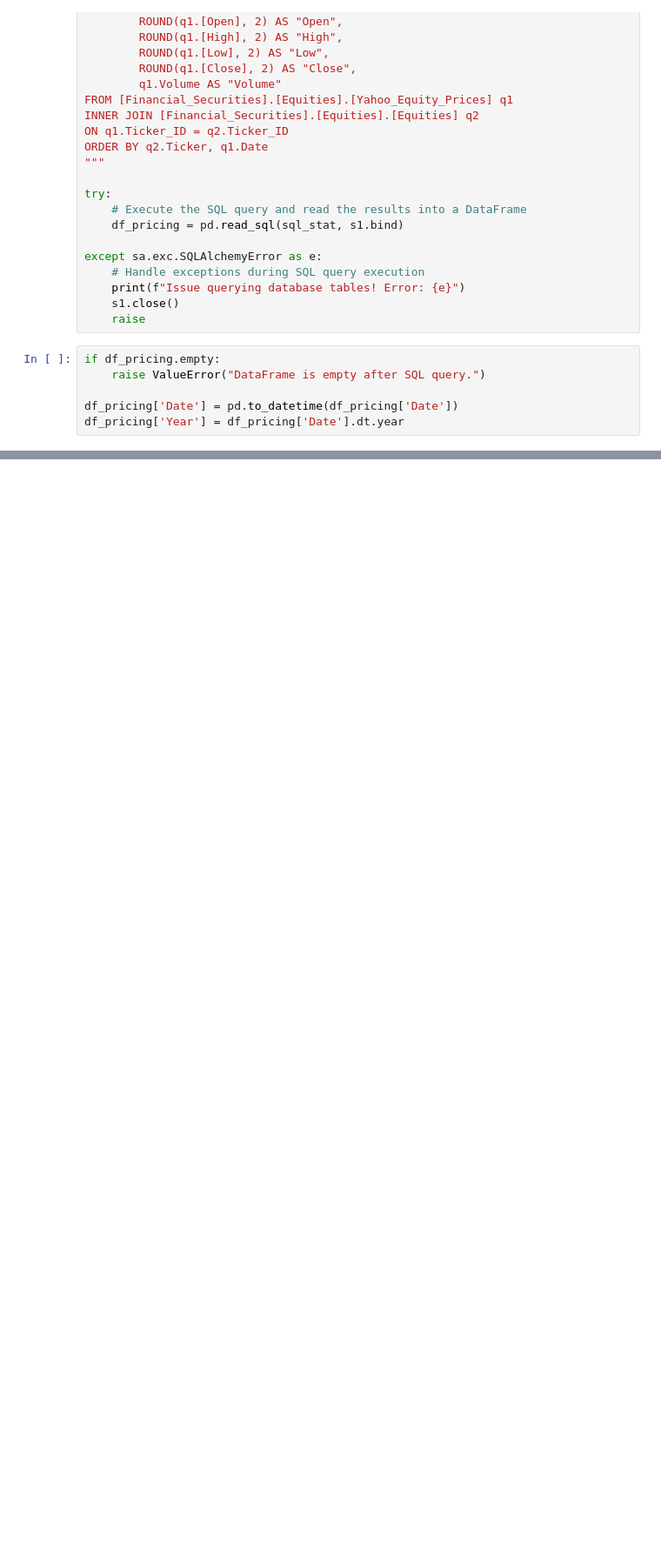
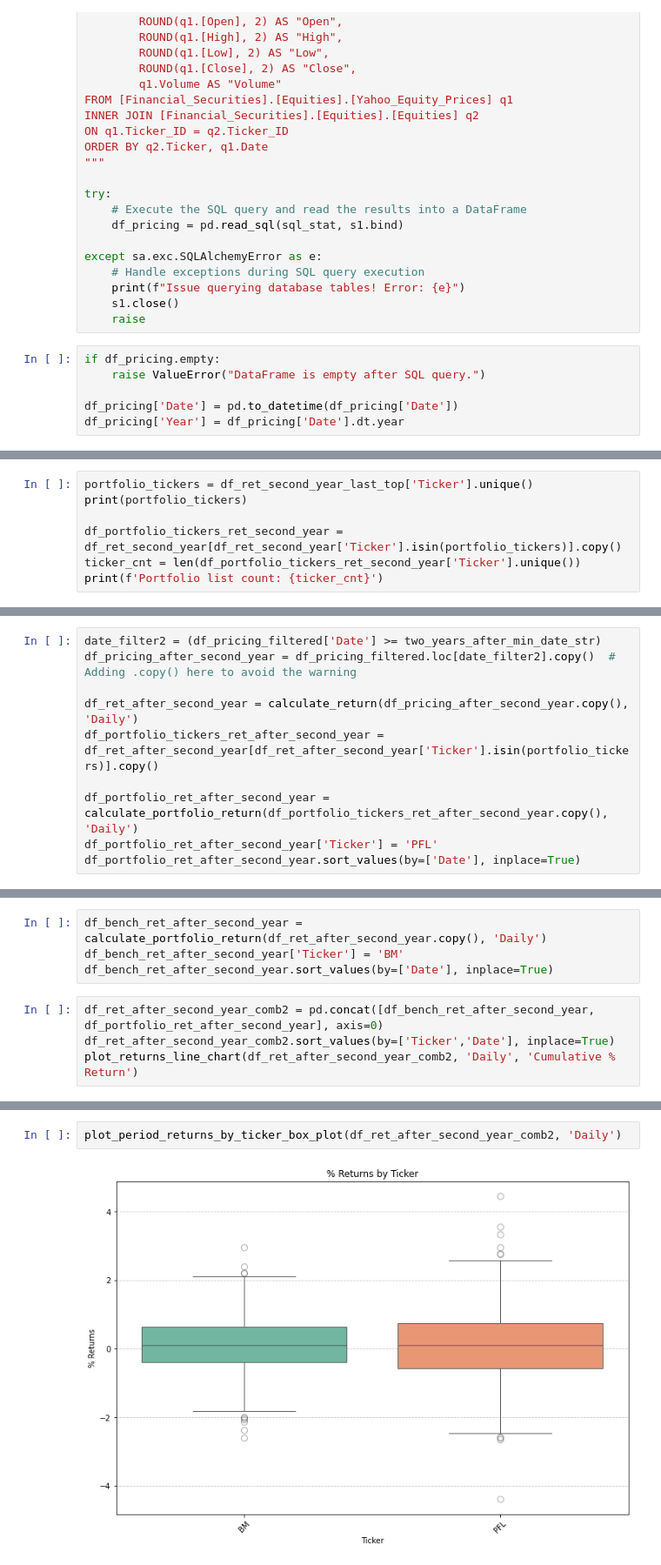
Before and after one commit to danvuk567/SP500-Stock-Analysis, a Jupyter notebook: Python-Portfolio-Performance-Analysis/Portfolio-Performance-Analysis.ipynb, the cells around one changed output, grey strips where cells are left out. Shown at 87% size. Saved outputs shown, nothing was run; the diff lists cells and outputs as text; blank space fills up the shorter version.

```diff
--- a/Python-Portfolio-Performance-Analysis/Portfolio-Performance-Analysis.ipynb
+++ b/Python-Portfolio-Performance-Analysis/Portfolio-Performance-Analysis.ipynb
@@ -239,0 +109,7 @@ plot_ticker_correlations(df_portfolio_ret_mth2, 'Month % Return')
+# %%
+portfolio_tickers = df_ret_second_year_last_top['Ticker'].unique()
+print(portfolio_tickers)
+
+df_portfolio_tickers_ret_second_year = df_ret_second_year[df_ret_second_year['Ticker'].isin(portfolio_tickers)].copy()
+ticker_cnt = len(df_portfolio_tickers_ret_second_year['Ticker'].unique())
+print(f'Portfolio list count: {ticker_cnt}')
@@ -239,0 +174,10 @@ plot_ticker_correlations(df_portfolio_ret_mth2, 'Month % Return')
+# %%
+date_filter2 = (df_pricing_filtered['Date'] >= two_years_after_min_date_str)
+df_pricing_after_second_year = df_pricing_filtered.loc[date_filter2].copy()  # Adding .copy() here to avoid the warning
+
+df_ret_after_second_year = calculate_return(df_pricing_after_second_year.copy(), 'Daily')
+df_portfolio_tickers_ret_after_second_year = df_ret_after_second_year[df_ret_after_second_year['Ticker'].isin(portfolio_tickers)].copy()
+
+df_portfolio_ret_after_second_year = calculate_portfolio_return(df_portfolio_tickers_ret_after_second_year.copy(), 'Daily')
+df_portfolio_ret_after_second_year['Ticker'] = 'PFL'
+df_portfolio_ret_after_second_year.sort_values(by=['Date'], inplace=True)
@@ -239,0 +236,8 @@ plot_ticker_correlations(df_portfolio_ret_mth2, 'Month % Return')
+# %%
+df_bench_ret_after_second_year = calculate_portfolio_return(df_ret_after_second_year.copy(), 'Daily')
+df_bench_ret_after_second_year['Ticker'] = 'BM'
+df_bench_ret_after_second_year.sort_values(by=['Date'], inplace=True)
+# %%
+df_ret_after_second_year_comb2 = pd.concat([df_bench_ret_after_second_year, df_portfolio_ret_after_second_year], axis=0)
+df_ret_after_second_year_comb2.sort_values(by=['Ticker','Date'], inplace=True)
+plot_returns_line_chart(df_ret_after_second_year_comb2, 'Daily', 'Cumulative % Return')
@@ -239,0 +246,4 @@ plot_ticker_correlations(df_portfolio_ret_mth2, 'Month % Return')
+# %%
+plot_period_returns_by_ticker_box_plot(df_ret_after_second_year_comb2, 'Daily')
+# %% [output]
+[figure, added]
```
Also changed, not shown: parts of 35 cells of this notebook.
